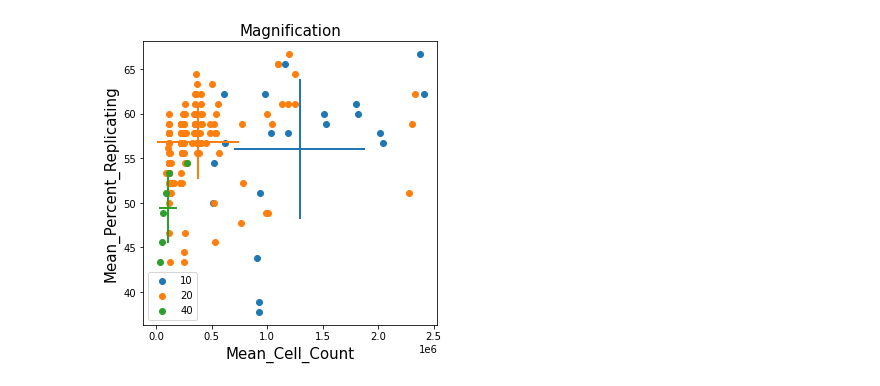
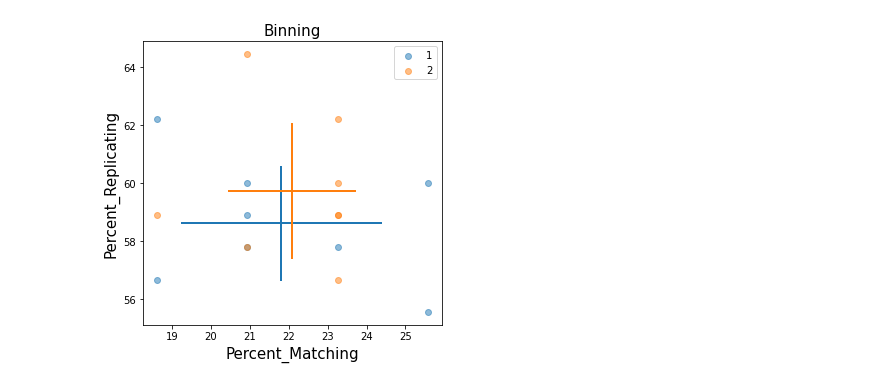
Before and after one commit to jump-cellpainting/jump-scope-analysis, a Jupyter notebook: notebooks/figures/figure2/figure2.ipynb, the cells around one changed output. Saved outputs shown, nothing was run; the diff lists cells and outputs as text; code cells hidden in the pictures.

Commit message:
combined fig1+2 and moved plots to ignore sitesub data (unless they use cell count)

```diff
--- a/notebooks/figures/figure2/figure2.ipynb
+++ b/notebooks/figures/figure2/figure2.ipynb
@@ -26,41 +26,42 @@ match_rep_df
 # %%
 # A
 
-group = "Magnification"
+group = "Binning"
 
-df_subset = match_rep_df[(match_rep_df["sphering"] == True)]
+df_subset = match_rep_df[
+    (match_rep_df["sphering"] == True) &
+    (match_rep_df["Vendor"] == "PE") &
+    (match_rep_df["Modality"] == "Confocal") &
+    (~match_rep_df["Batch"].str.contains("siteSub"))
+    ]
 
-additional_cols = {
-    "col1": ["cell_count", "Mean_Cell_Count", lambda x: np.mean(x)],
-    "col2": ["cell_count", "SD_Cell_Count", lambda z: float('%.3f'%np.std(z))]
-}
-group_df = utilssphering.find_group_avg_df(df_subset, group, add_cols=additional_cols)
+group_df = utilssphering.find_group_avg_df(df_subset, group)
 
 fig, ax = plt.subplots(figsize=(5,5))
-
-utilssphering.group_plot(
-    df_subset,
-    "cell_count",
-    "Percent_Replicating",
-    group=group,
-    fig=fig,
-    ax_=ax,
-    legend=True)
-
 utilssphering.group_plot(
     df=group_df,
-    x="Mean_Cell_Count",
+    x="Mean_Percent_Matching",
     y="Mean_Percent_Replicating",
     group=group,
-    error_x="SD_Cell_Count",
+    error_x="SD_Percent_Matching",
     error_y="SD_Percent_Replicating",
     fig=fig,
     ax_=ax
 )
+utilssphering.group_plot(
+    df=df_subset,
+    x="Percent_Matching",
+    y="Percent_Replicating",
+    group=group,
+    fig=fig,
+    ax_=ax,
+    legend=True,
+    alpha=0.5
+)
 
-fig.savefig("(A)-rep-vs-cell_count-mag.png")
+fig.savefig("(A)-rep-vs-match-binning-PE-confocal.png", dpi=300)
 # %% [output]
-[figure, old version]
+[figure, new version]
 # %%
 # B
 
```
Also changed, not shown: parts of 5 cells of this notebook, 4 other files.
